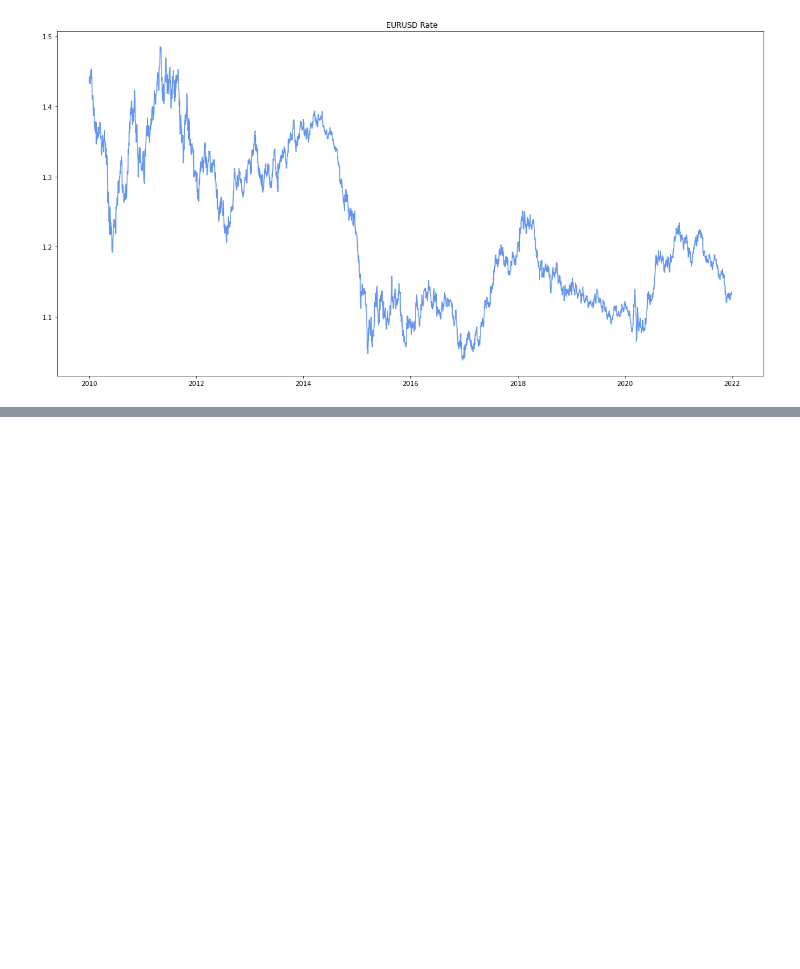
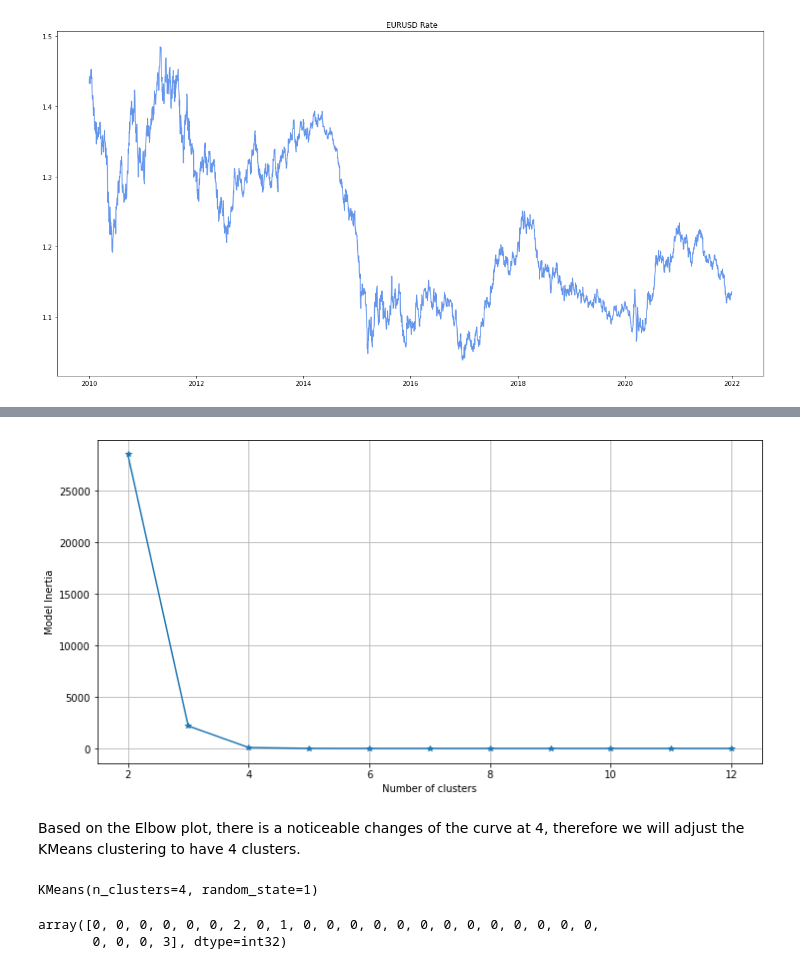
Before and after one commit to fabulouskorex/Capstone-Project, a Jupyter notebook: Deep_Learning_in_Finance.ipynb, the cells around one changed output, grey strips where cells are left out. Cells and saved outputs as stored; diff of their text form; code cells hidden in the pictures; blank space fills up the shorter version.

```diff
--- a/Deep_Learning_in_Finance.ipynb
+++ b/Deep_Learning_in_Finance.ipynb
@@ -1087,0 +1216,4 @@ plt.plot(df['Adj Close'], color='cornflowerblue');
+# %%
+df2=df.copy()
+df2=df2.T
+df2=df2.drop(['Adj Close','Target'])
@@ -1087,0 +1227,12 @@ plt.plot(df['Adj Close'], color='cornflowerblue');
+# %%
+# implementing K-means clustering
+score=[]
+for k in range(2,13):
+    model=KMeans(n_clusters=k)
+    model.fit(X1)
+    labels=model.labels_
+    centroids = model.cluster_centers_
+    score.append(model.inertia_)
+# %%
+clusters_df = pd.DataFrame({"Clusters": range(2,13), "Cluster_errors": score})
+clusters_df
@@ -1087,0 +1252,21 @@ plt.plot(df['Adj Close'], color='cornflowerblue');
+# %%
+plt.figure(figsize=(12,6))
+plt.plot( clusters_df.Clusters, clusters_df.Cluster_errors, marker = "*" )
+plt.xlabel("Number of clusters")
+plt.ylabel("Model Inertia")
+plt.grid(True)
+# %% [output]
+[figure, added]
+# %% [markdown]
+Based on the Elbow plot, there is a noticeable changes of the curve at 4, therefore we will adjust the KMeans clustering to have 4 clusters.
+# %%
+kmeans = KMeans(n_clusters=4, random_state=1)
+kmeans.fit(X1)
+# %% [output]
+KMeans(n_clusters=4, random_state=1)
+# %%
+predictions=kmeans.predict(X1)
+predictions
+# %% [output]
+array([0, 0, 0, 0, 0, 0, 2, 0, 1, 0, 0, 0, 0, 0, 0, 0, 0, 0, 0, 0, 0, 0,
+       0, 0, 0, 3], dtype=int32)
```
Also changed, not shown: parts of 66 cells of this notebook.
